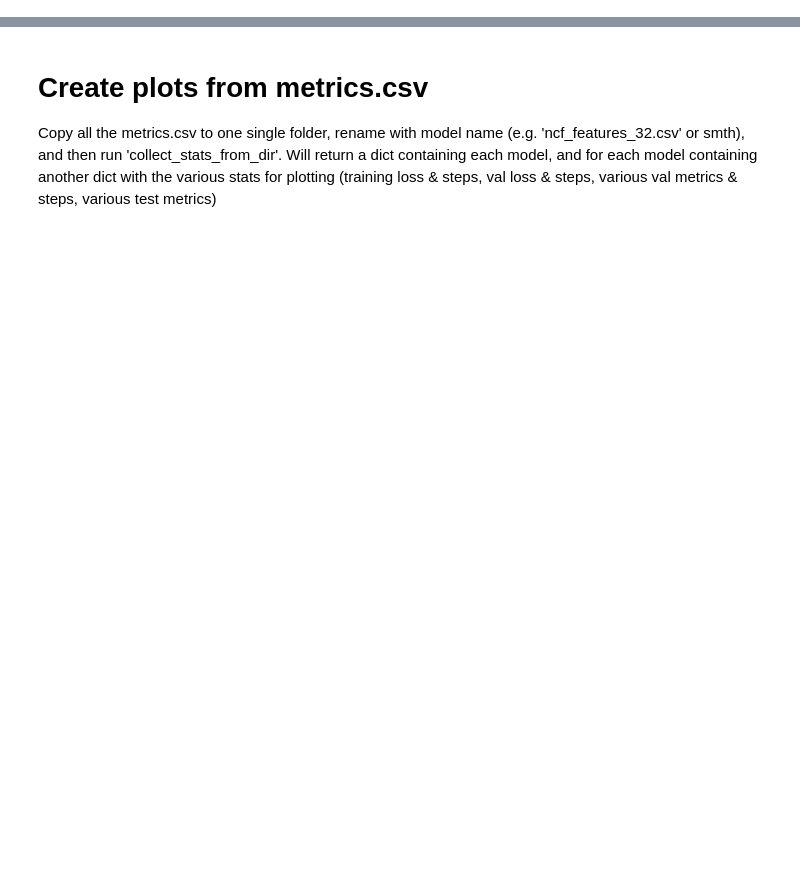
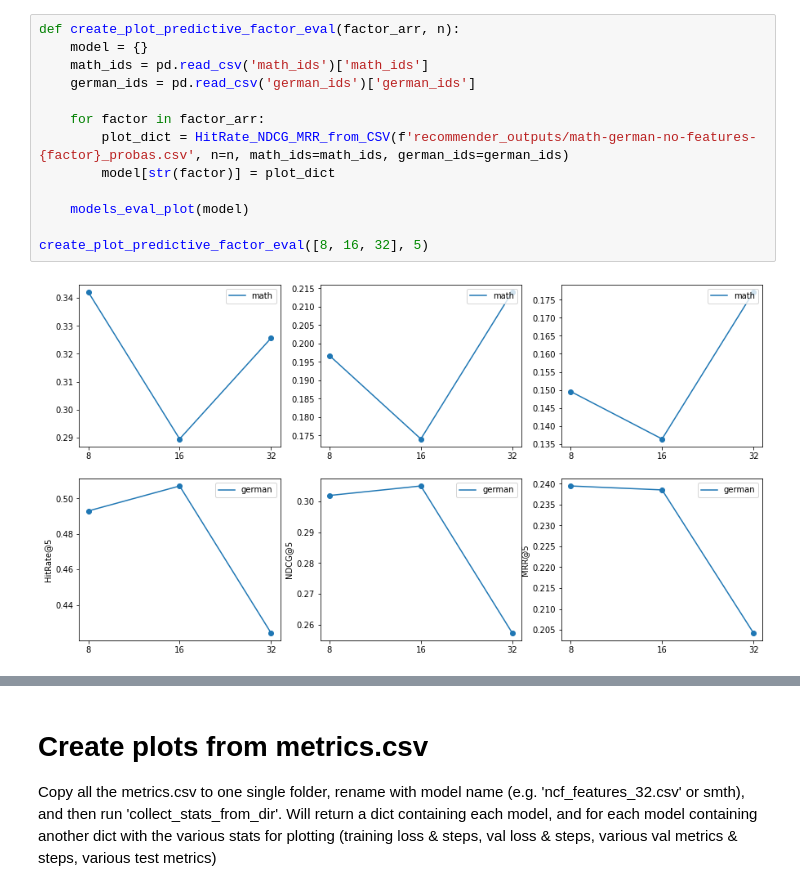
Before and after one commit to davhofer/recommender, a Jupyter notebook: create_plots.ipynb, the cells around one changed output, grey strips where cells are left out. Drawn from its saved outputs; the diff is of its cells as text; blank space fills up the shorter version.

```diff
--- a/create_plots.ipynb
+++ b/create_plots.ipynb
@@ -32,3 +64,18 @@ create_plot_predictive_factor_eval(factor_arr = [8, 16, 32, 64], n=10)
+# %%
+def create_plot_predictive_factor_eval(factor_arr, n):
+    model = {}
+    math_ids = pd.read_csv('math_ids')['math_ids']
+    german_ids = pd.read_csv('german_ids')['german_ids']
+
+    for factor in factor_arr:
+        plot_dict = HitRate_NDCG_MRR_from_CSV(f'recommender_outputs/math-german-no-features-{factor}_probas.csv', n=n, math_ids=math_ids, german_ids=german_ids)
+        model[str(factor)] = plot_dict
+
+    models_eval_plot(model)
+
+create_plot_predictive_factor_eval([8, 16, 32], 5)
+# %% [output]
+[figure, added]
 # %%
 def create_plot_k_eval(k_arr, factor_arr):
     hr_dict, ndcg_dict = {}, {}
```
Also changed, not shown: parts of 12 cells of this notebook, 1 other file.
